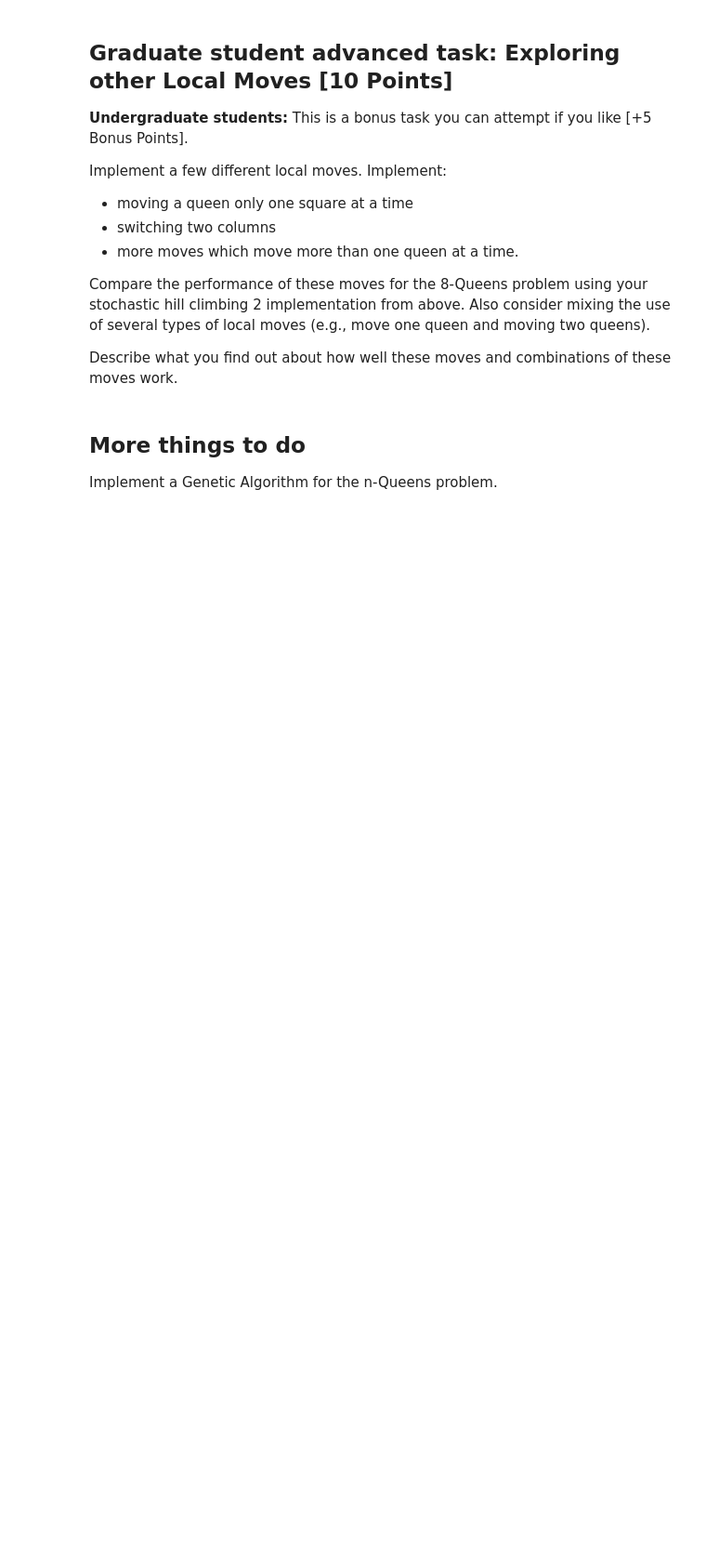
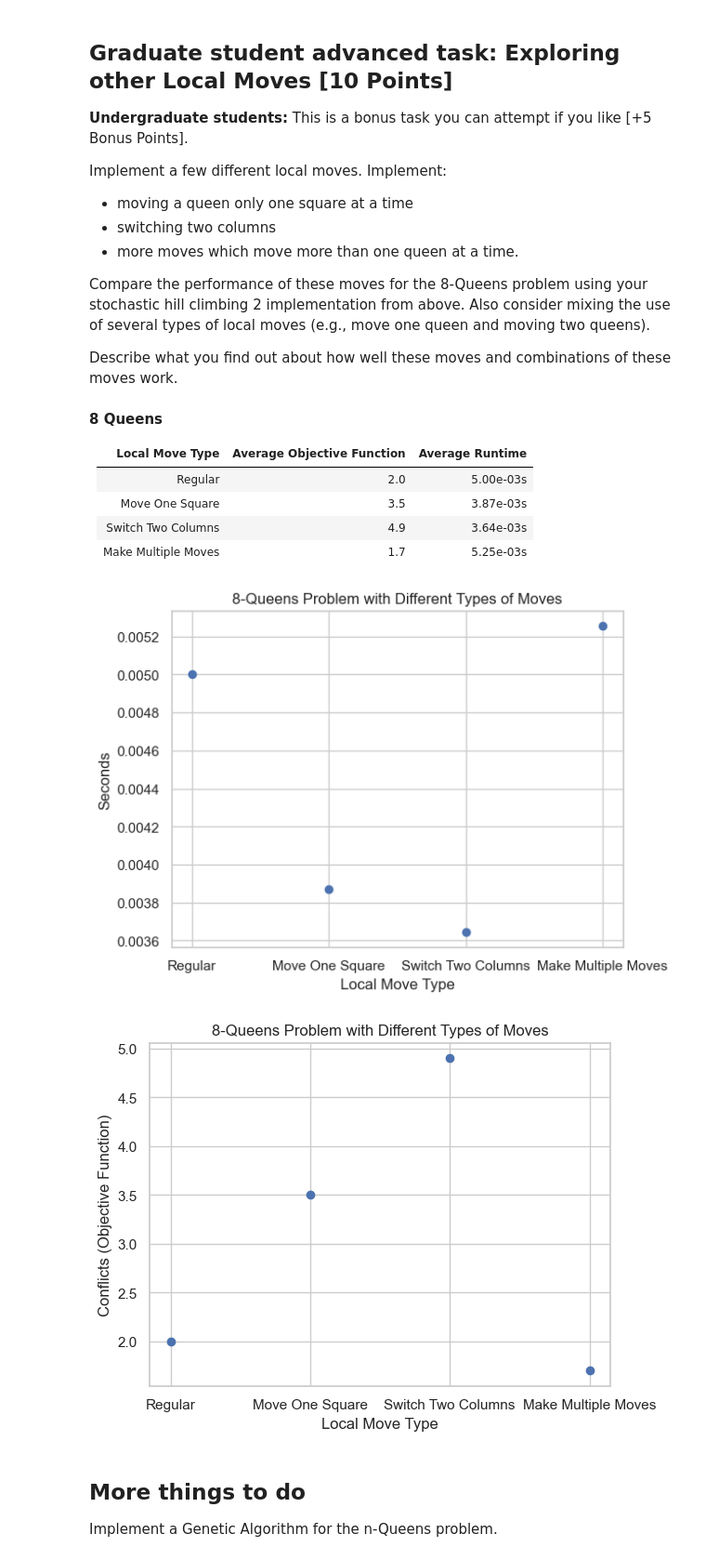
Before and after one commit to Mikecamdo/ArtificialIntelligence, a Jupyter notebook: Assignment 4/n_queens.ipynb, the cells around one changed output. Shown at 93% size. Drawn from its saved outputs; the diff is of its cells as text; code cells hidden in the pictures; blank space fills up the shorter version.

```diff
--- a/Assignment 4/n_queens.ipynb
+++ b/Assignment 4/n_queens.ipynb
@@ -416,0 +583,10 @@ See [Profiling Python Code](../HOWTOs/profiling_code.ipynb) for help about how t
+# %%
+board = random_board(1000)
+
+cooling_schedule = ExponentialDecayCooling()
+
+t0 = time.time()
+simulated_annealing(board, cooling_schedule.schedule)
+t1 = time.time()
+
+print('Time:', t1 - t0)
@@ -433,3 +798,18 @@ Describe what you find out about how well these moves and combinations of these
+# %%
+data = compare_local_moves()
+plot_data_2(data)
+# %% [output]
+
+__8 Queens__
+
+| Local Move Type     |Average Objective Function| Average Runtime                   |
+|---------------------|--------------------------|-----------------------------------|
+| Regular             |2.0        |5.00e-03s    |
+| Move One Square     |3.5     |3.87e-03s         |
+| Switch Two Columns  |4.9 |3.64e-03s       |
+| Make Multiple Moves |1.7 |5.25e-03s|
+[figure, added]
+[figure, added]
 # %% [markdown]
 ## More things to do
 
```
Also changed, not shown: parts of 10 cells of this notebook.
